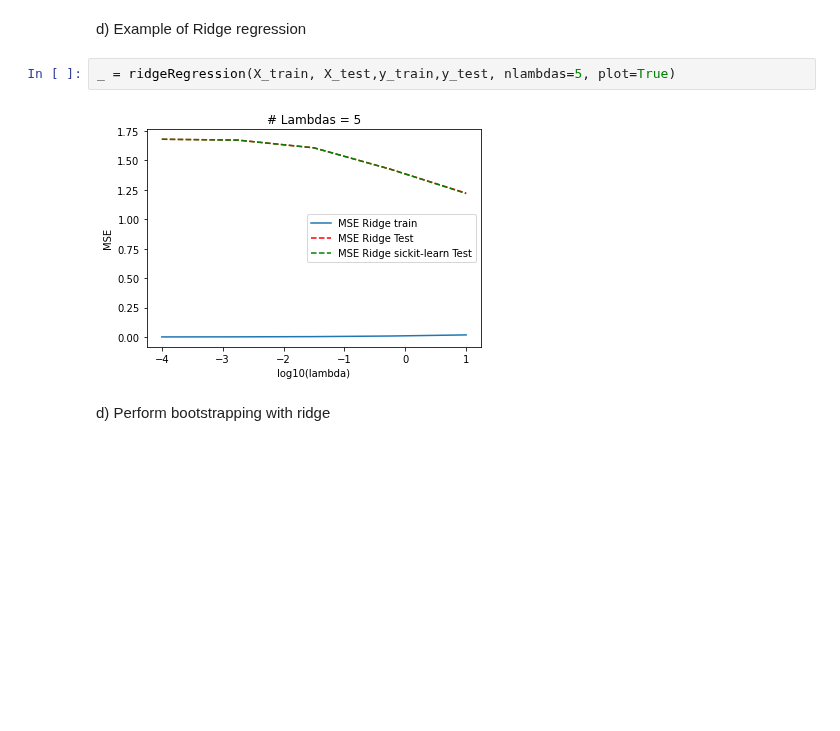
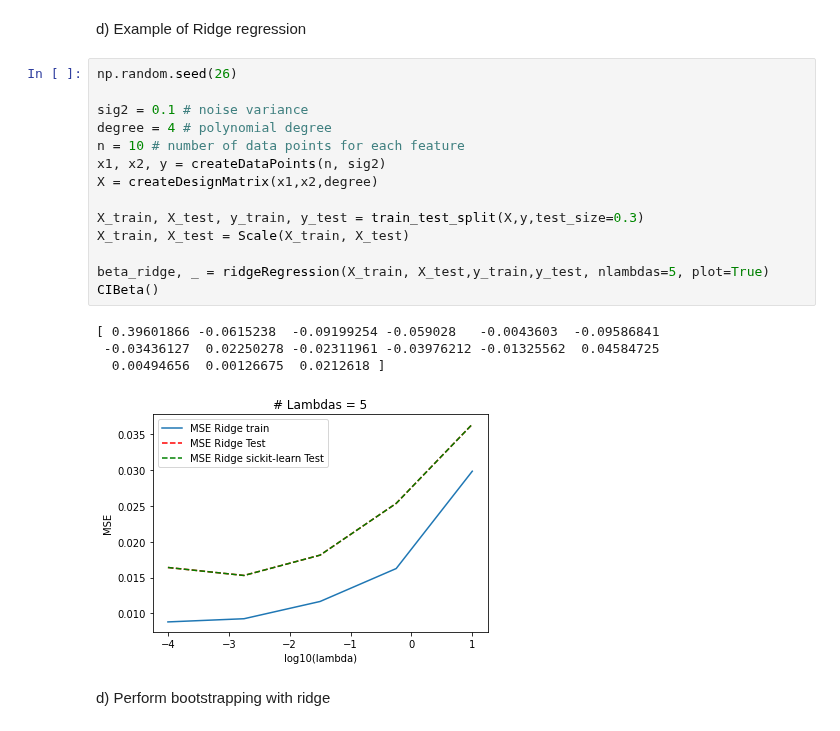
Before and after one commit to espentn/FYS-STK3155, a Jupyter notebook: FYS-STK3155.ipynb, the cells around one changed output. Drawn from its saved outputs; the diff is of its cells as text; blank space fills up the shorter version.

```diff
--- a/FYS-STK3155.ipynb
+++ b/FYS-STK3155.ipynb
@@ -629,10 +545,25 @@ print(estimated_mse_sklearn)
 0.0020835879224487116
 # %% [markdown]
 d) Example of Ridge regression
-# %%
-_ = ridgeRegression(X_train, X_test,y_train,y_test, nlambdas=5, plot=True)
-# %% [output]
-[figure, removed]
+# %%
+np.random.seed(26)
+
+sig2 = 0.1 # noise variance
+degree = 4 # polynomial degree
+n = 10 # number of data points for each feature
+x1, x2, y = createDataPoints(n, sig2)
+X = createDesignMatrix(x1,x2,degree)
+
+X_train, X_test, y_train, y_test = train_test_split(X,y,test_size=0.3)
+X_train, X_test = Scale(X_train, X_test)
+
+beta_ridge, _ = ridgeRegression(X_train, X_test,y_train,y_test, nlambdas=5, plot=True)
+CIBeta()
+# %% [output]
+[ 0.39601866 -0.0615238  -0.09199254 -0.059028   -0.0043603  -0.09586841
+ -0.03436127  0.02250278 -0.02311961 -0.03976212 -0.01325562  0.04584725
+  0.00494656  0.00126675  0.0212618 ]
+[figure, added]
 # %% [markdown]
 d) Perform bootstrapping with ridge
 # %%
```
Also changed, not shown: parts of 3 cells of this notebook.
